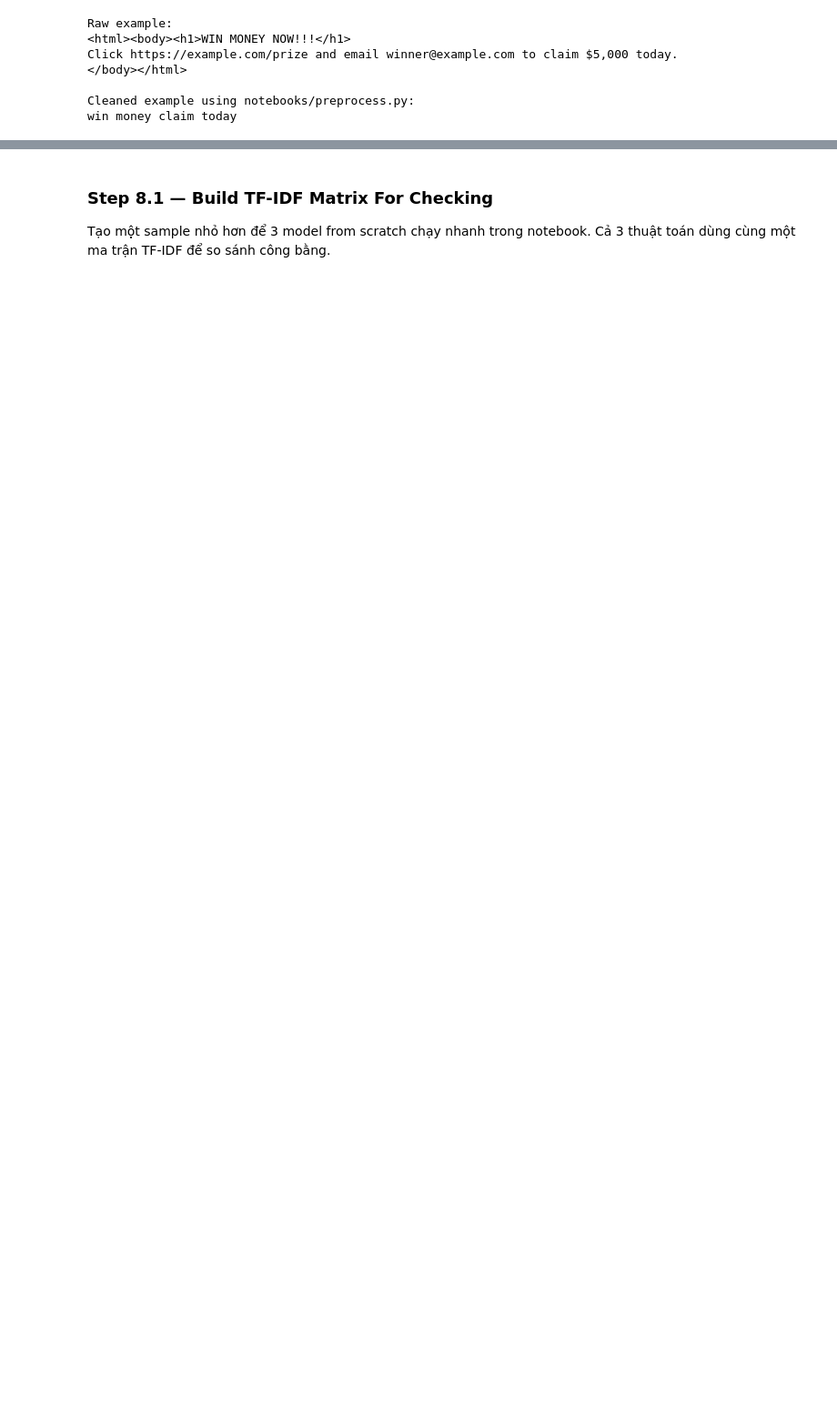
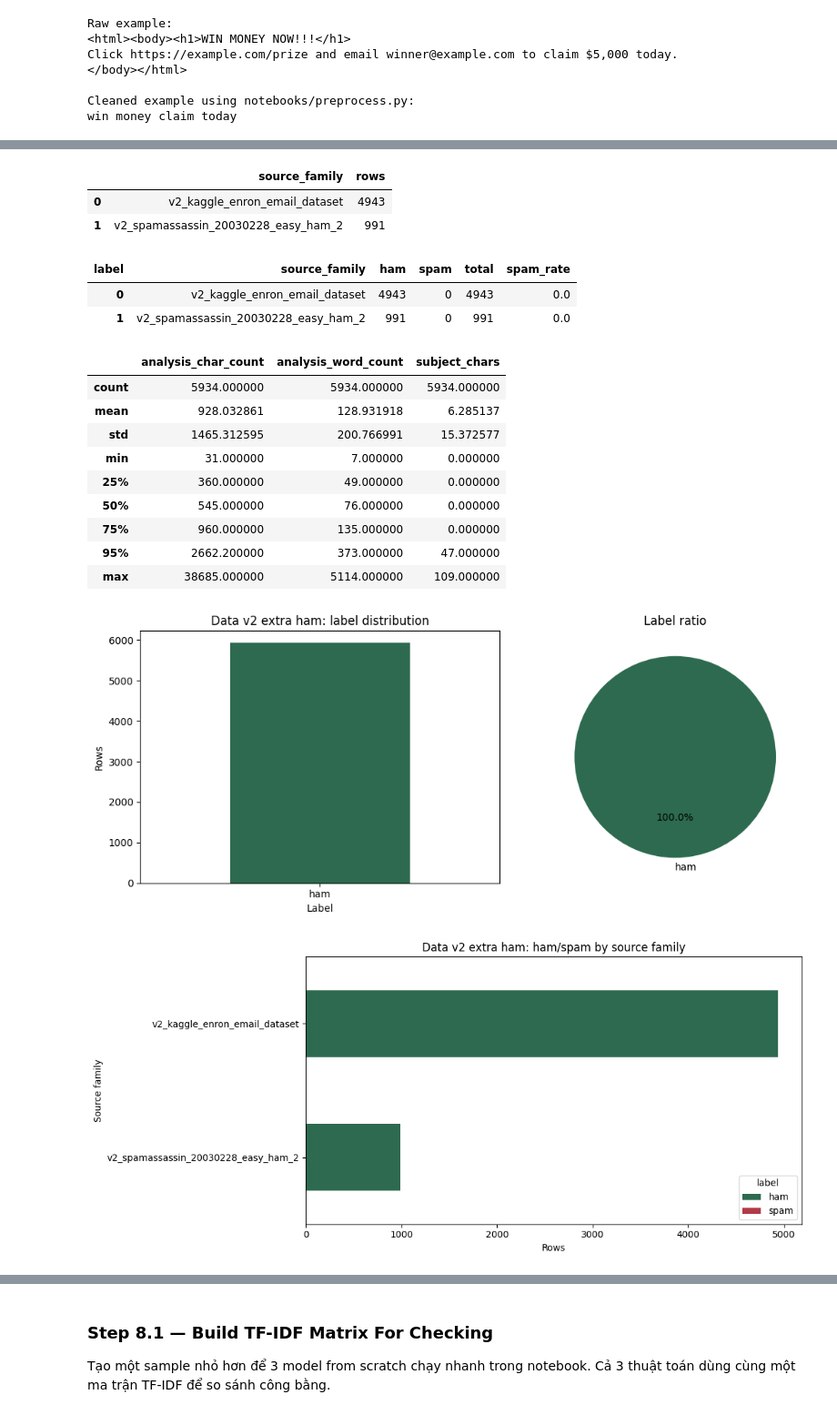
Before and after one commit to QuangManhAI/lab01-machine-learning, a Jupyter notebook: notebooks/lab01.ipynb, the cells around one changed output, grey strips where cells are left out. Shown at 91% size. Cells and saved outputs as stored; diff of their text form; code cells hidden in the pictures; blank space fills up the shorter version.

```diff
--- a/notebooks/lab01.ipynb
+++ b/notebooks/lab01.ipynb
@@ -466,0 +349,21 @@ eda.plot_eda_overview(data, title_prefix="After balance")
+# %%
+DATA_V2_PROCESSED = PROJECT_ROOT / "data_v2" / "processed" / "emails.csv"
+DATA_V2_TEXT_COLUMN = "clean_text"
+
+if not DATA_V2_PROCESSED.exists():
+    data_v2 = pd.DataFrame()
+    print(f"Data v2 not found yet: {DATA_V2_PROCESSED}")
+    print("Run `.venv/bin/python notebooks/crawl_data_v2.py` first, then rerun this cell.")
+else:
+    data_v2 = pd.read_csv(DATA_V2_PROCESSED).fillna("")
+    if "clean_text" not in data_v2.columns:
+        data_v2 = preprocess.add_preprocessing_columns(data_v2)
+    data_v2 = preprocess.filter_trainable_rows(data_v2).copy().reset_index(drop=True)
+
+    print(f"Data v2 rows after preprocess filter: {len(data_v2):,}")
+    display(crawl.label_counts(data_v2))
+    display(crawl.source_counts(data_v2, top_n=10))
+    display(eda.source_label_table(data_v2).head(10))
+    display(eda.length_summary(data_v2))
+    eda.plot_eda_overview(data_v2, title_prefix="Data v2 extra ham")
+# %% [output]
@@ -466,0 +373,18 @@ eda.plot_eda_overview(data, title_prefix="After balance")
+|  | source_family | rows |
+| 0 | v2_kaggle_enron_email_dataset | 4943 |
+| 1 | v2_spamassassin_20030228_easy_ham_2 | 991 |
+| label | source_family | ham | spam | total | spam_rate |
+| 0 | v2_kaggle_enron_email_dataset | 4943 | 0 | 4943 | 0.0 |
+| 1 | v2_spamassassin_20030228_easy_ham_2 | 991 | 0 | 991 | 0.0 |
+|  | analysis_char_count | analysis_word_count | subject_chars |
+| count | 5934.000000 | 5934.000000 | 5934.000000 |
+| mean | 928.032861 | 128.931918 | 6.285137 |
+| std | 1465.312595 | 200.766991 | 15.372577 |
+| min | 31.000000 | 7.000000 | 0.000000 |
+| 25% | 360.000000 | 49.000000 | 0.000000 |
+| 50% | 545.000000 | 76.000000 | 0.000000 |
+| 75% | 960.000000 | 135.000000 | 0.000000 |
+| 95% | 2662.200000 | 373.000000 | 47.000000 |
+| max | 38685.000000 | 5114.000000 | 109.000000 |
+[figure, added]
+[figure, added]
```
Also changed, not shown: parts of 56 cells of this notebook, 1 other file.
